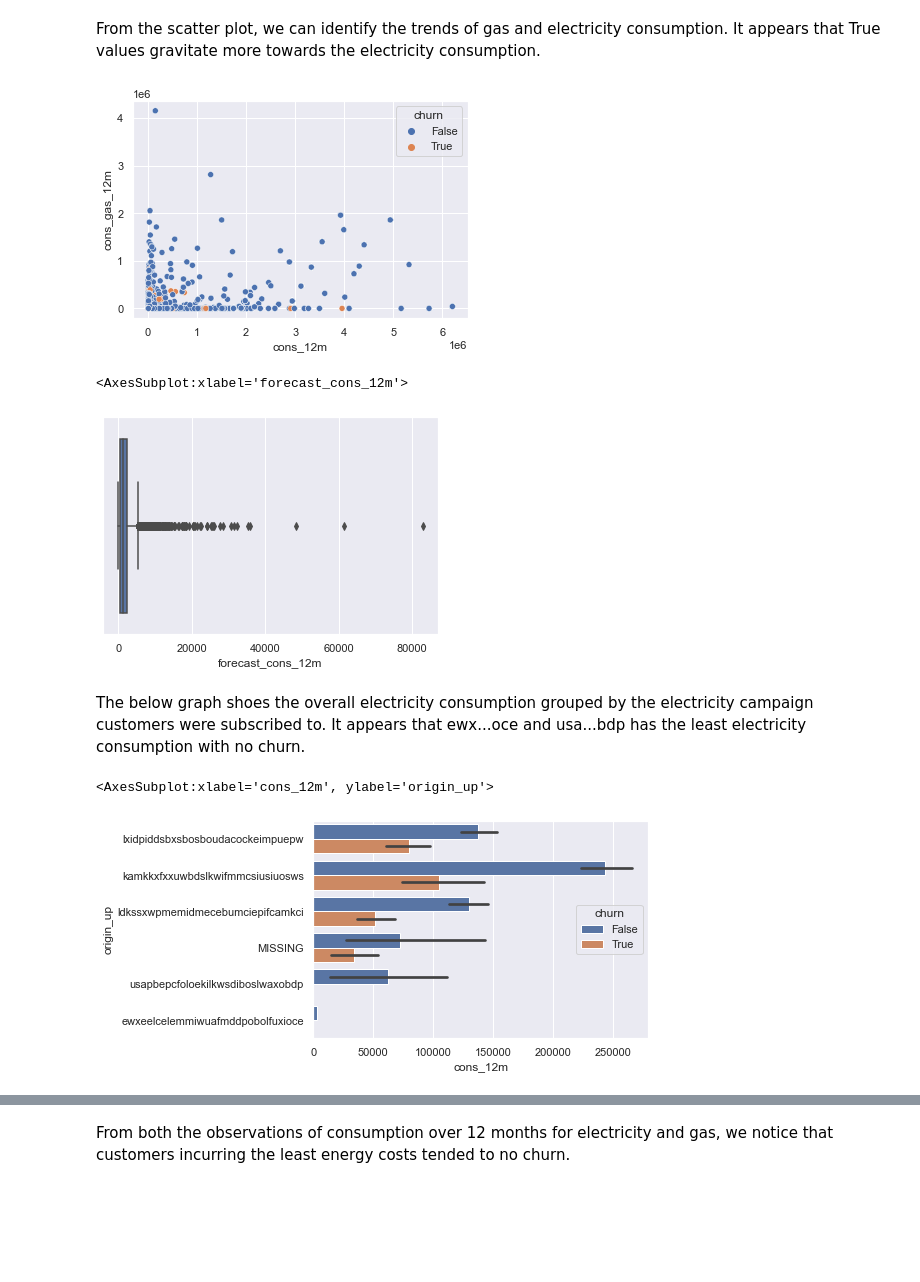
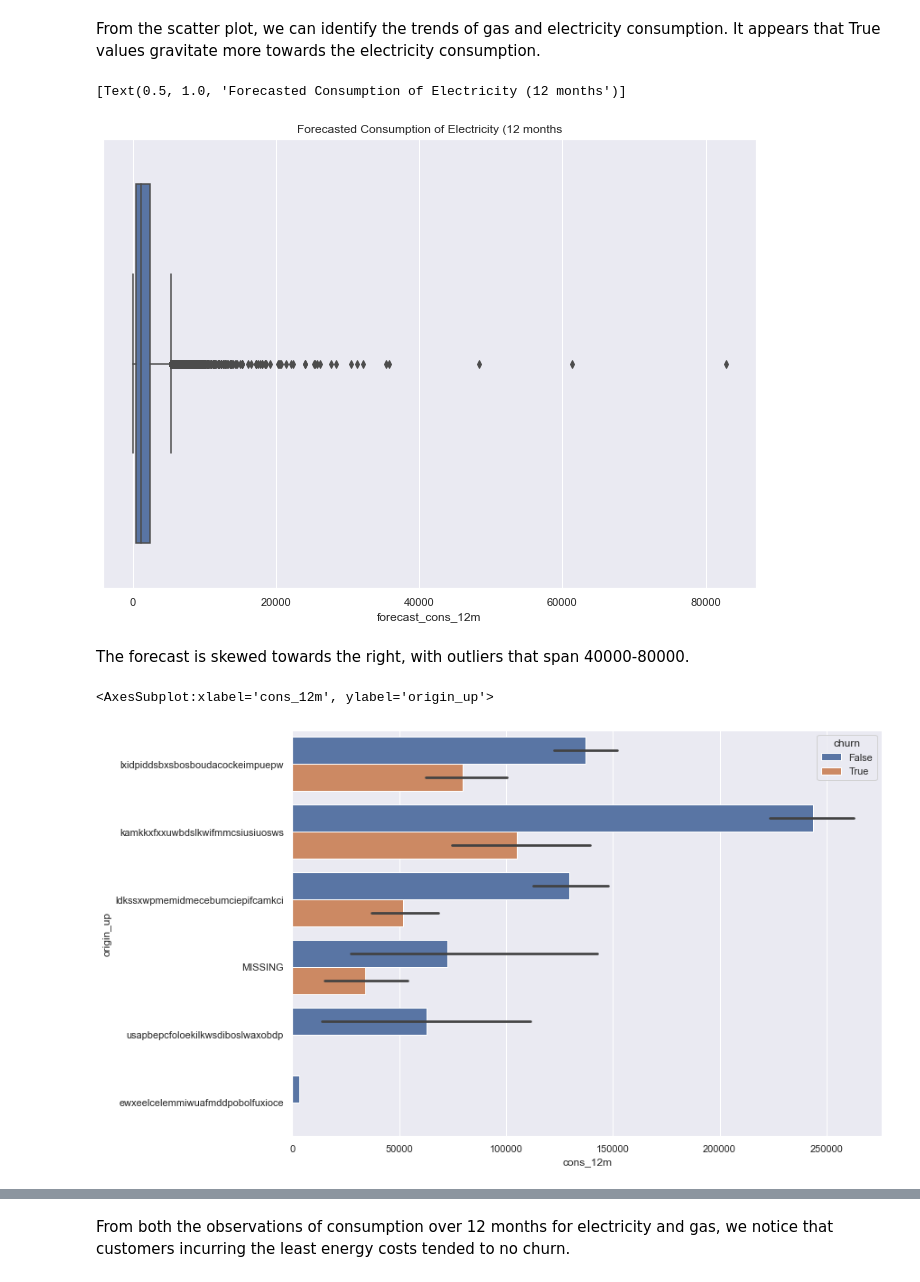
Before and after one commit to jvo024/bcg-forage-ds, a Jupyter notebook: eda_starter.ipynb, the cells around one changed output, grey strips where cells are left out. Cells and saved outputs as stored; diff of their text form; code cells hidden in the pictures; blank space fills up the shorter version.

Commit message:
Tested hypothesis using exploratory data analysis

```diff
--- a/eda_starter.ipynb
+++ b/eda_starter.ipynb
@@ -137,2 +133,0 @@ We will convert churn to a boolean data type (True/False) to better identify chu
-# %%
-client_df['churn'] = client_df['churn'].astype('bool')
@@ -139,19 +214,14 @@ client_df['churn'] = client_df['churn'].astype('bool')
 # %% [markdown]
 From the scatter plot, we can identify the trends of gas and electricity consumption. It appears that True values gravitate more towards the electricity consumption.
-# %%
-sns.scatterplot(x = 'cons_12m', y = 'cons_gas_12m', hue = 'churn', data = client_df)
-plt.show()
-# %% [output]
-[figure, removed]
 # %%
-sns.boxplot(x = 'forecast_cons_12m', data = client_df)
+sns.boxplot(x = 'forecast_cons_12m', data = client_df).set(title = "Forecasted Consumption of Electricity (12 months")
 # %% [output]
-<AxesSubplot:xlabel='forecast_cons_12m'>
+[Text(0.5, 1.0, 'Forecasted Consumption of Electricity (12 months')]
-[figure, old version]
+[figure, new version]
-# %% [markdown]
-The below graph shoes the overall electricity consumption grouped by the electricity campaign customers were subscribed to. It appears that ewx...oce and usa...bdp has the least electricity consumption with no churn.
+# %% [markdown]
+The forecast is skewed towards the right, with outliers that span 40000-80000.
 # %%
 sns.barplot(y = 'origin_up', x = 'cons_12m', hue = 'churn', data = client_df)
 # %% [output]
 <AxesSubplot:xlabel='cons_12m', ylabel='origin_up'>
-[figure, old version]
+[figure, new version]
```
Also changed, not shown: parts of 41 cells of this notebook.
